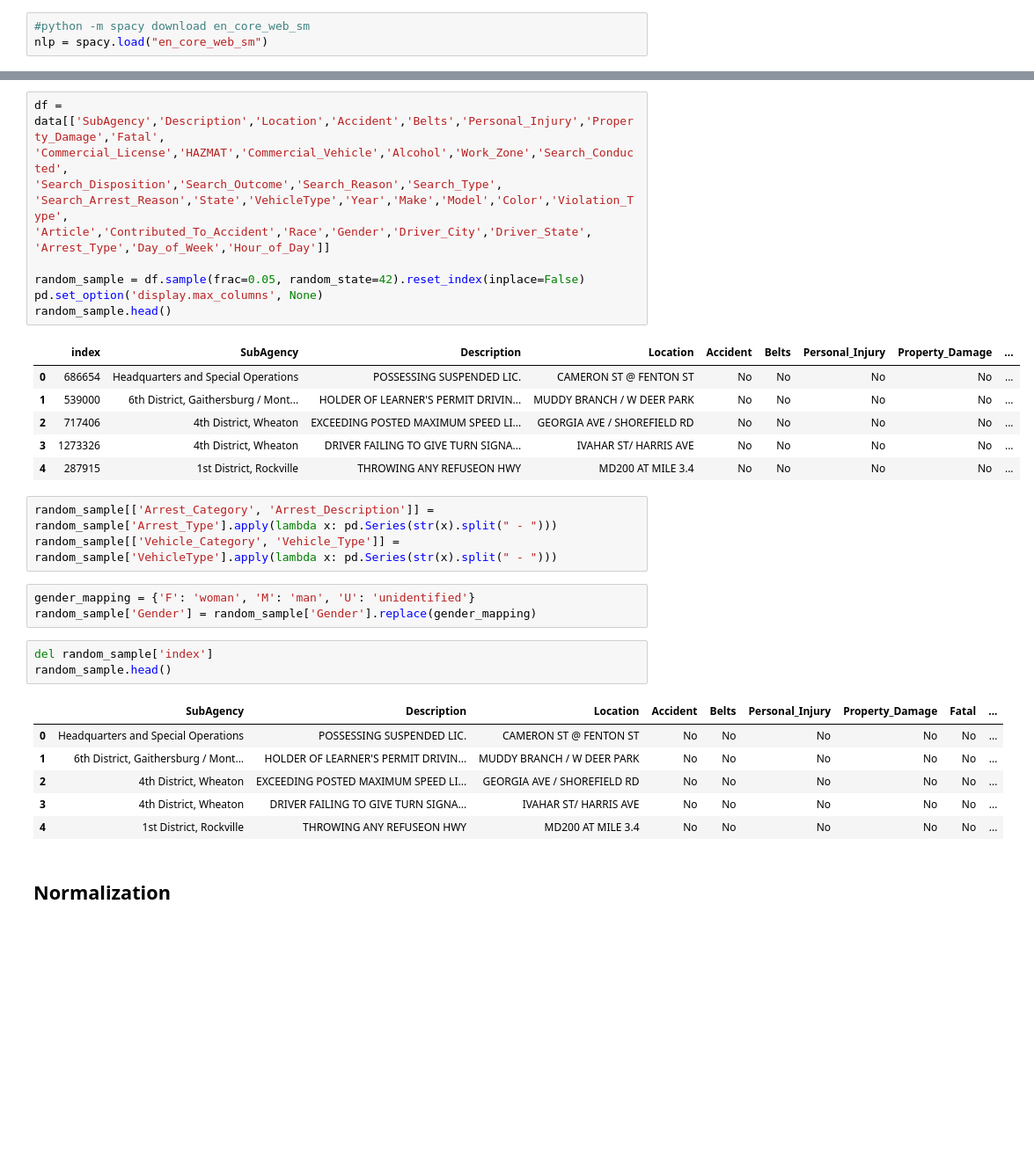
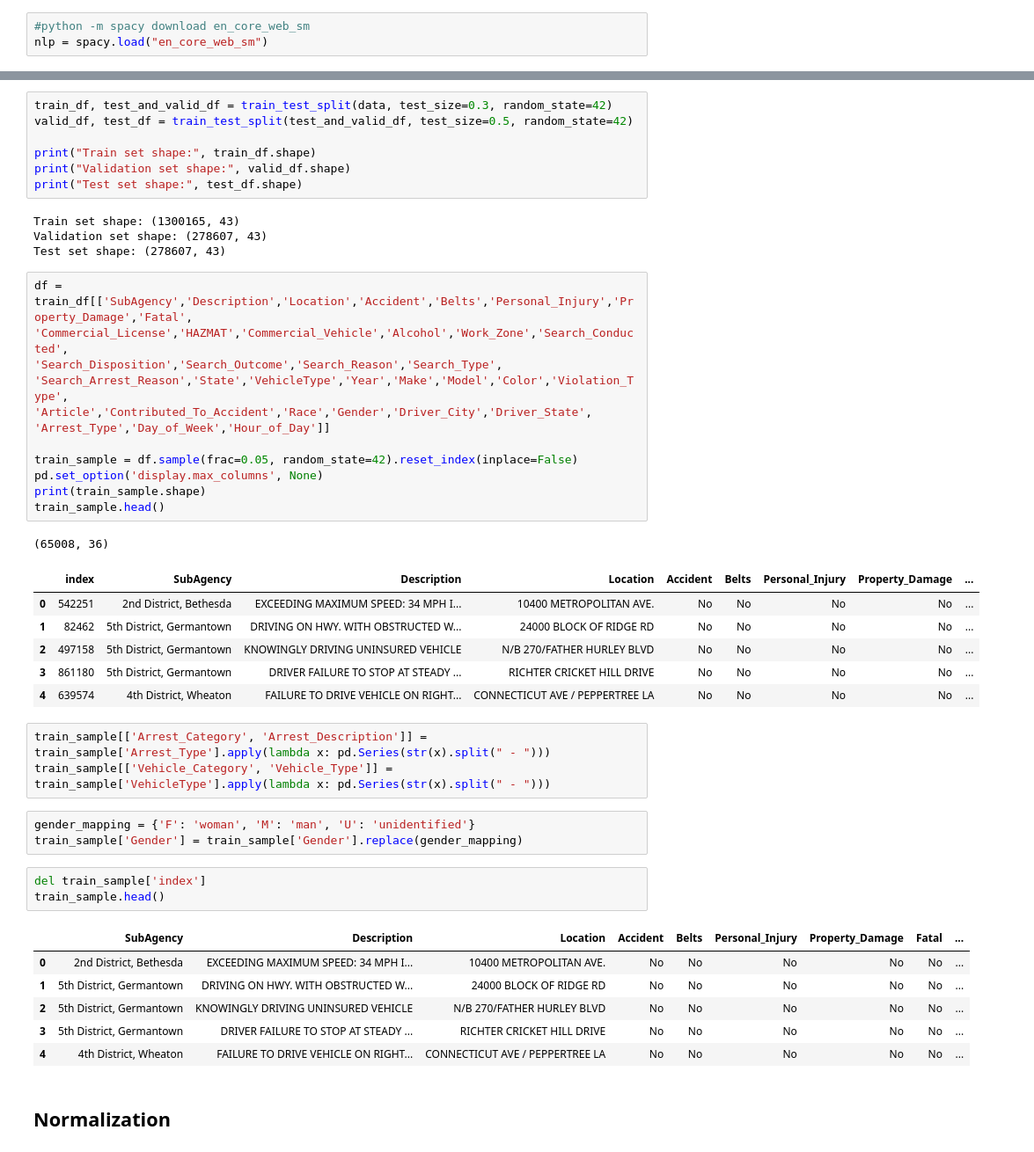
Before and after one commit to avariza/JAQLN-AI, a Jupyter notebook: tasks/model/nlp_preprocessing.ipynb, the cells around one changed output, grey strips where cells are left out. Shown at 88% size. Cells and saved outputs as stored; diff of their text form; blank space fills up the shorter version.

```diff
--- a/tasks/model/nlp_preprocessing.ipynb
+++ b/tasks/model/nlp_preprocessing.ipynb
@@ -20,37 +12,50 @@ data.head()
+# %%
+train_df, test_and_valid_df = train_test_split(data, test_size=0.3, random_state=42)
+valid_df, test_df = train_test_split(test_and_valid_df, test_size=0.5, random_state=42)
+
+print("Train set shape:", train_df.shape)
+print("Validation set shape:", valid_df.shape)
+print("Test set shape:", test_df.shape)
+# %% [output]
+Train set shape: (1300165, 43)
+Validation set shape: (278607, 43)
+Test set shape: (278607, 43)
 # %%
-df = data[['SubAgency','Description','Location','Accident','Belts','Personal_Injury','Property_Damage','Fatal',
+df = train_df[['SubAgency','Description','Location','Accident','Belts','Personal_Injury','Property_Damage','Fatal',
 'Commercial_License','HAZMAT','Commercial_Vehicle','Alcohol','Work_Zone','Search_Conducted',
 'Search_Disposition','Search_Outcome','Search_Reason','Search_Type',
 'Search_Arrest_Reason','State','VehicleType','Year','Make','Model','Color','Violation_Type',
 'Article','Contributed_To_Accident','Race','Gender','Driver_City','Driver_State',
 'Arrest_Type','Day_of_Week','Hour_of_Day']]
 
-random_sample = df.sample(frac=0.05, random_state=42).reset_index(inplace=False)
+train_sample = df.sample(frac=0.05, random_state=42).reset_index(inplace=False)
 pd.set_option('display.max_columns', None)
-random_sample.head()
+print(train_sample.shape)
+train_sample.head()
 # %% [output]
+(65008, 36)
 |  | index | SubAgency | Description | Location | Accident | Belts | Personal_Injury | Property_Damage | ... |
-| 0 | 686654 | Headquarters and Special Operations | POSSESSING SUSPENDED LIC. | CAMERON ST @ FENTON ST | No | No | No | No | ... |
-| 1 | 539000 | 6th District, Gaithersburg / Mont... | HOLDER OF LEARNER'S PERMIT DRIVIN... | MUDDY BRANCH / W DEER PARK | No | No | No | No | ... |
-| 2 | 717406 | 4th District, Wheaton | EXCEEDING POSTED MAXIMUM SPEED LI... | GEORGIA AVE / SHOREFIELD RD | No | No | No | No | ... |
-| 3 | 1273326 | 4th District, Wheaton | DRIVER FAILING TO GIVE TURN SIGNA... | IVAHAR ST/ HARRIS AVE | No | No | No | No | ... |
-| 4 | 287915 | 1st District, Rockville | THROWING ANY REFUSEON HWY | MD200 AT MILE 3.4 | No | No | No | No | ... |
+| 0 | 542251 | 2nd District, Bethesda | EXCEEDING MAXIMUM SPEED: 34 MPH I... | 10400 METROPOLITAN AVE. | No | No | No | No | ... |
+| 1 | 82462 | 5th District, Germantown | DRIVING ON HWY. WITH OBSTRUCTED W... | 24000 BLOCK OF RIDGE RD | No | No | No | No | ... |
+| 2 | 497158 | 5th District, Germantown | KNOWINGLY DRIVING UNINSURED VEHICLE | N/B 270/FATHER HURLEY BLVD | No | No | No | No | ... |
+| 3 | 861180 | 5th District, Germantown | DRIVER FAILURE TO STOP AT STEADY ... | RICHTER CRICKET HILL DRIVE | No | No | No | No | ... |
+| 4 | 639574 | 4th District, Wheaton | FAILURE TO DRIVE VEHICLE ON RIGHT... | CONNECTICUT AVE / PEPPERTREE LA | No | No | No | No | ... |
 # %%
-random_sample[['Arrest_Category', 'Arrest_Description']] = random_sample['Arrest_Type'].apply(lambda x: pd.Series(str(x).split(" - ")))
-random_sample[['Vehicle_Category', 'Vehicle_Type']] = random_sample['VehicleType'].apply(lambda x: pd.Series(str(x).split(" - ")))
+train_sample[['Arrest_Category', 'Arrest_Description']] = train_sample['Arrest_Type'].apply(lambda x: pd.Series(str(x).split(" - ")))
+train_sample[['Vehicle_Category', 'Vehicle_Type']] = train_sample['VehicleType'].apply(lambda x: pd.Series(str(x).split(" - ")))
 # %%
 gender_mapping = {'F': 'woman', 'M': 'man', 'U': 'unidentified'}
-random_sample['Gender'] = random_sample['Gender'].replace(gender_mapping)
+train_sample['Gender'] = train_sample['Gender'].replace(gender_mapping)
 # %%
-del random_sample['index']
-random_sample.head()
+del train_sample['index']
+train_sample.head()
 # %% [output]
 |  | SubAgency | Description | Location | Accident | Belts | Personal_Injury | Property_Damage | Fatal | ... |
-| 0 | Headquarters and Special Operations | POSSESSING SUSPENDED LIC. | CAMERON ST @ FENTON ST | No | No | No | No | No | ... |
-| 1 | 6th District, Gaithersburg / Mont... | HOLDER OF LEARNER'S PERMIT DRIVIN... | MUDDY BRANCH / W DEER PARK | No | No | No | No | No | ... |
-| 2 | 4th District, Wheaton | EXCEEDING POSTED MAXIMUM SPEED LI... | GEORGIA AVE / SHOREFIELD RD | No | No | No | No | No | ... |
-| 3 | 4th District, Wheaton | DRIVER FAILING TO GIVE TURN SIGNA... | IVAHAR ST/ HARRIS AVE | No | No | No | No | No | ... |
-| 4 | 1st District, Rockville | THROWING ANY REFUSEON HWY | MD200 AT MILE 3.4 | No | No | No | No | No | ... |
+| 0 | 2nd District, Bethesda | EXCEEDING MAXIMUM SPEED: 34 MPH I... | 10400 METROPOLITAN AVE. | No | No | No | No | No | ... |
+| 1 | 5th District, Germantown | DRIVING ON HWY. WITH OBSTRUCTED W... | 24000 BLOCK OF RIDGE RD | No | No | No | No | No | ... |
+| 2 | 5th District, Germantown | KNOWINGLY DRIVING UNINSURED VEHICLE | N/B 270/FATHER HURLEY BLVD | No | No | No | No | No | ... |
+| 3 | 5th District, Germantown | DRIVER FAILURE TO STOP AT STEADY ... | RICHTER CRICKET HILL DRIVE | No | No | No | No | No | ... |
+| 4 | 4th District, Wheaton | FAILURE TO DRIVE VEHICLE ON RIGHT... | CONNECTICUT AVE / PEPPERTREE LA | No | No | No | No | No | ... |
 # %% [markdown]
 ## Normalization
 # %%
```
Also changed, not shown: parts of 17 cells of this notebook, 7 other files.
